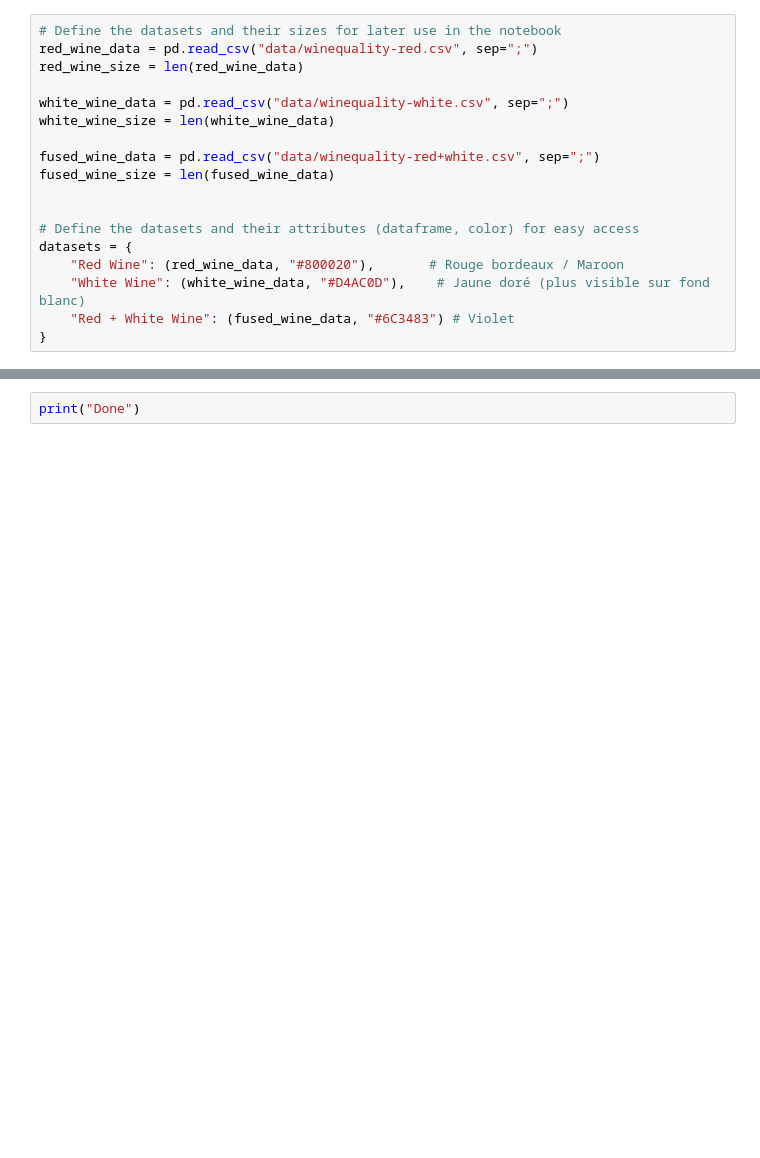
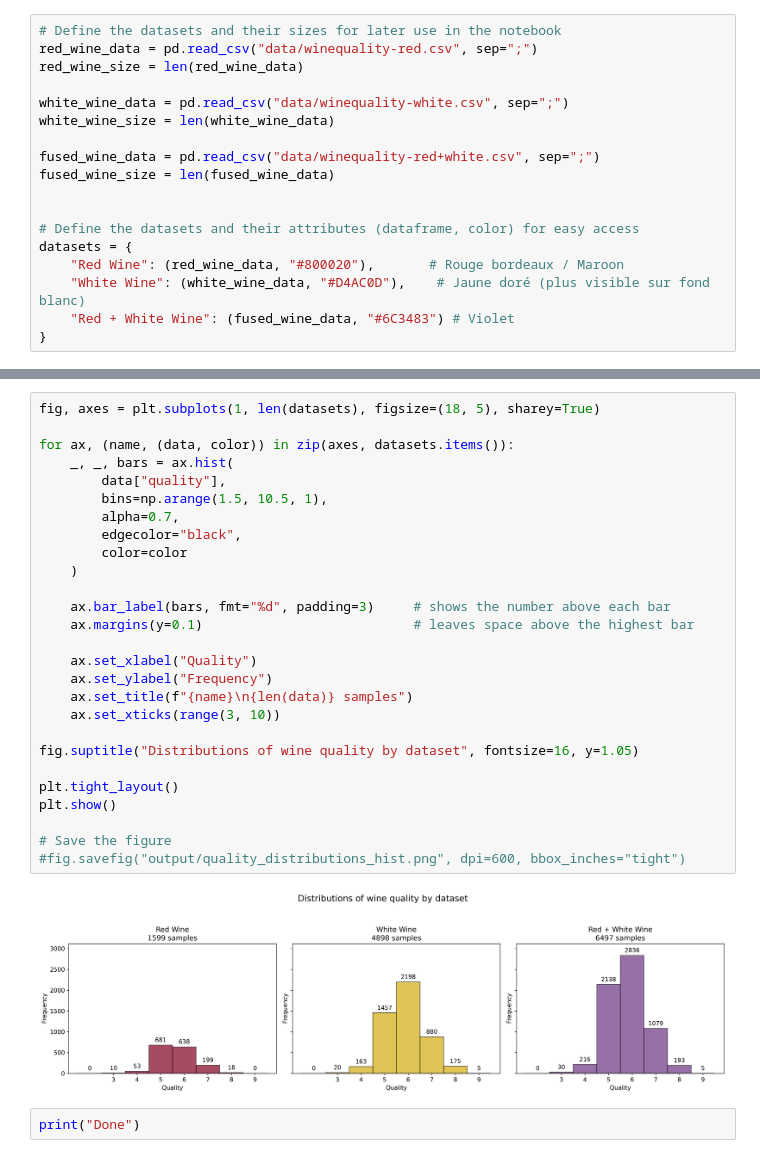
Before and after one commit to Alexandre-Mariotte/AM6020_SVM_Project, a Jupyter notebook: SVM_project.ipynb, the cells around one changed output, grey strips where cells are left out. Saved outputs shown, nothing was run; the diff lists cells and outputs as text; blank space fills up the shorter version.

```diff
--- a/SVM_project.ipynb
+++ b/SVM_project.ipynb
@@ -231,3 +246,32 @@ plt.show()
+# %%
+fig, axes = plt.subplots(1, len(datasets), figsize=(18, 5), sharey=True)
+
+for ax, (name, (data, color)) in zip(axes, datasets.items()):
+    _, _, bars = ax.hist(
+        data["quality"],
+        bins=np.arange(1.5, 10.5, 1),
+        alpha=0.7,
+        edgecolor="black",
+        color=color
+    )
+
+    ax.bar_label(bars, fmt="%d", padding=3)     # shows the number above each bar
+    ax.margins(y=0.1)                           # leaves space above the highest bar
+
+    ax.set_xlabel("Quality")
+    ax.set_ylabel("Frequency")
+    ax.set_title(f"{name}\n{len(data)} samples")
+    ax.set_xticks(range(3, 10))
+
+fig.suptitle("Distributions of wine quality by dataset", fontsize=16, y=1.05)
+
+plt.tight_layout()
+plt.show()
+
+# Save the figure
+#fig.savefig("output/quality_distributions_hist.png", dpi=600, bbox_inches="tight")
+# %% [output]
+[figure, new version]
 # %%
 print("Done")
 # %% [output]
```
Also changed, not shown: parts of 8 cells of this notebook, 2 other files.
